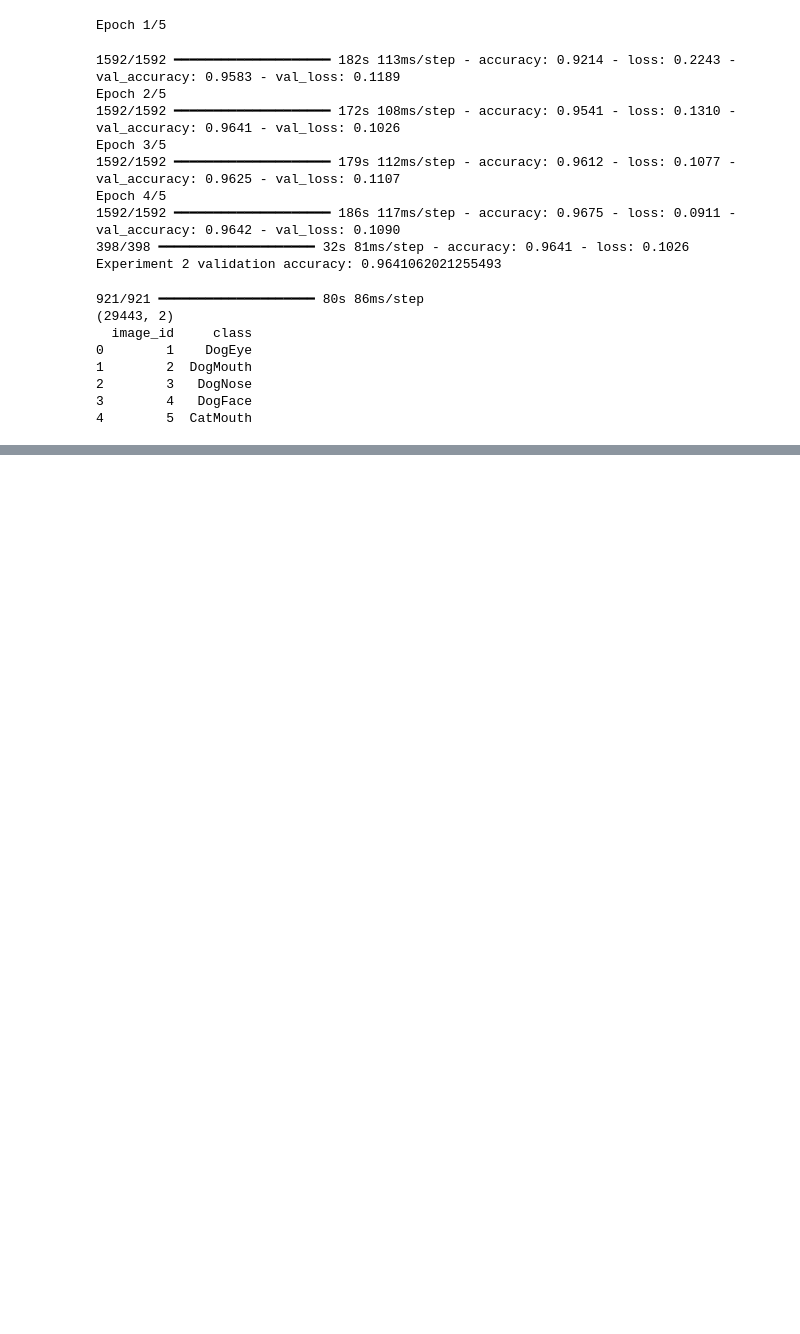
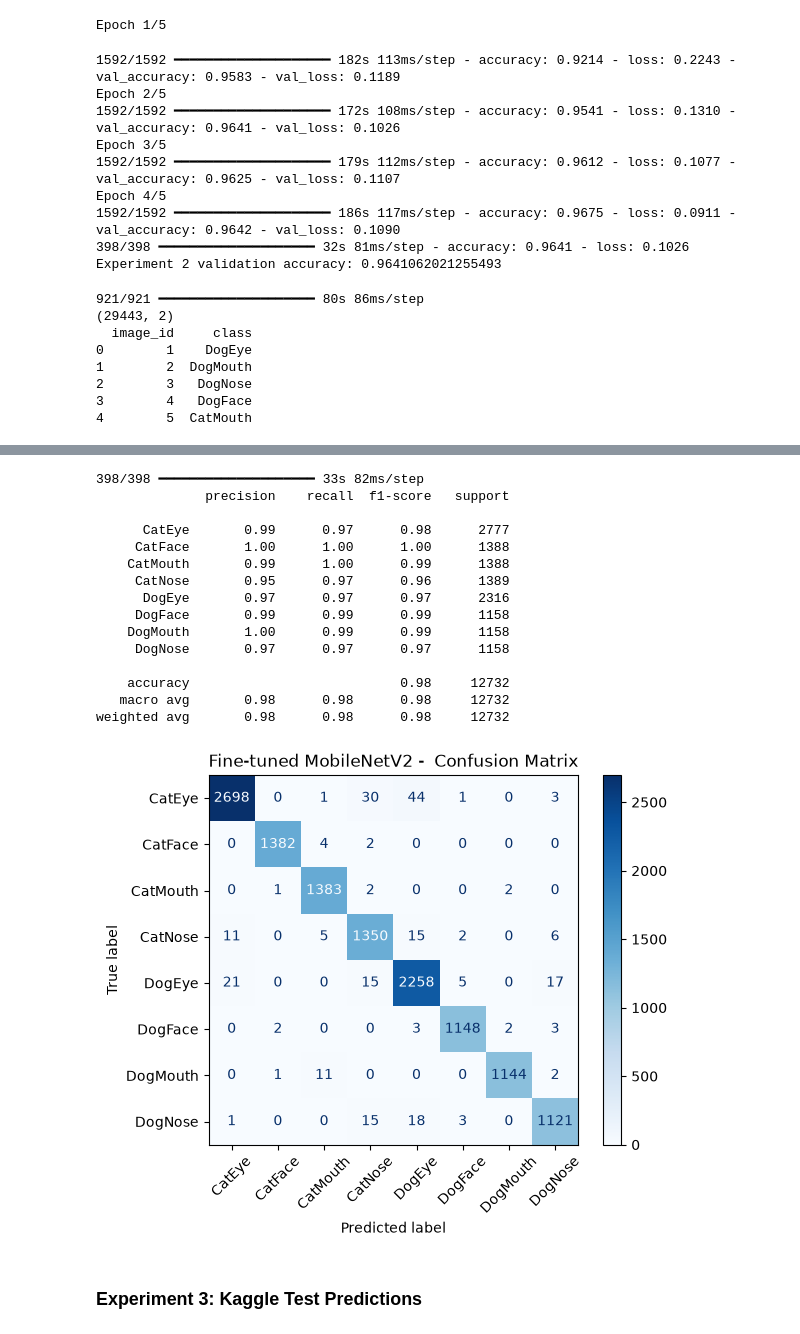
Before and after one commit to chaima-oueslati/facial_feature_classifier, a Jupyter notebook: notebooks/facial_feature_classifier.ipynb, the cells around one changed output, grey strips where cells are left out. Drawn from its saved outputs; the diff is of its cells as text; code cells hidden in the pictures; blank space fills up the shorter version.

```diff
--- a/notebooks/facial_feature_classifier.ipynb
+++ b/notebooks/facial_feature_classifier.ipynb
@@ -578,0 +682,39 @@ print(submission2.head())
+# %%
+val_probabilities3 = model2.predict(val_ds2)
+val_predictions3 = np.argmax(val_probabilities3, axis=1)
+
+print(classification_report(
+    val_labels,
+    val_predictions3,
+    target_names=class_names
+))
+
+ConfusionMatrixDisplay.from_predictions(
+    val_labels,
+    val_predictions3,
+    display_labels=class_names,
+    cmap="Blues",
+    xticks_rotation=45
+)
+
+plt.title("Fine-tuned MobileNetV2 -  Confusion Matrix")
+plt.show()
+# %% [output]
+398/398 ━━━━━━━━━━━━━━━━━━━━ 33s 82ms/step
+              precision    recall  f1-score   support
+
+      CatEye       0.99      0.97      0.98      2777
+     CatFace       1.00      1.00      1.00      1388
+    CatMouth       0.99      1.00      0.99      1388
+     CatNose       0.95      0.97      0.96      1389
+      DogEye       0.97      0.97      0.97      2316
+     DogFace       0.99      0.99      0.99      1158
+    DogMouth       1.00      0.99      0.99      1158
+     DogNose       0.97      0.97      0.97      1158
+
+    accuracy                           0.98     12732
+   macro avg       0.98      0.98      0.98     12732
+weighted avg       0.98      0.98      0.98     12732
+[figure, added]
+# %% [markdown]
+### Experiment 3: Kaggle Test Predictions
```
Also changed, not shown: parts of 8 cells of this notebook.
